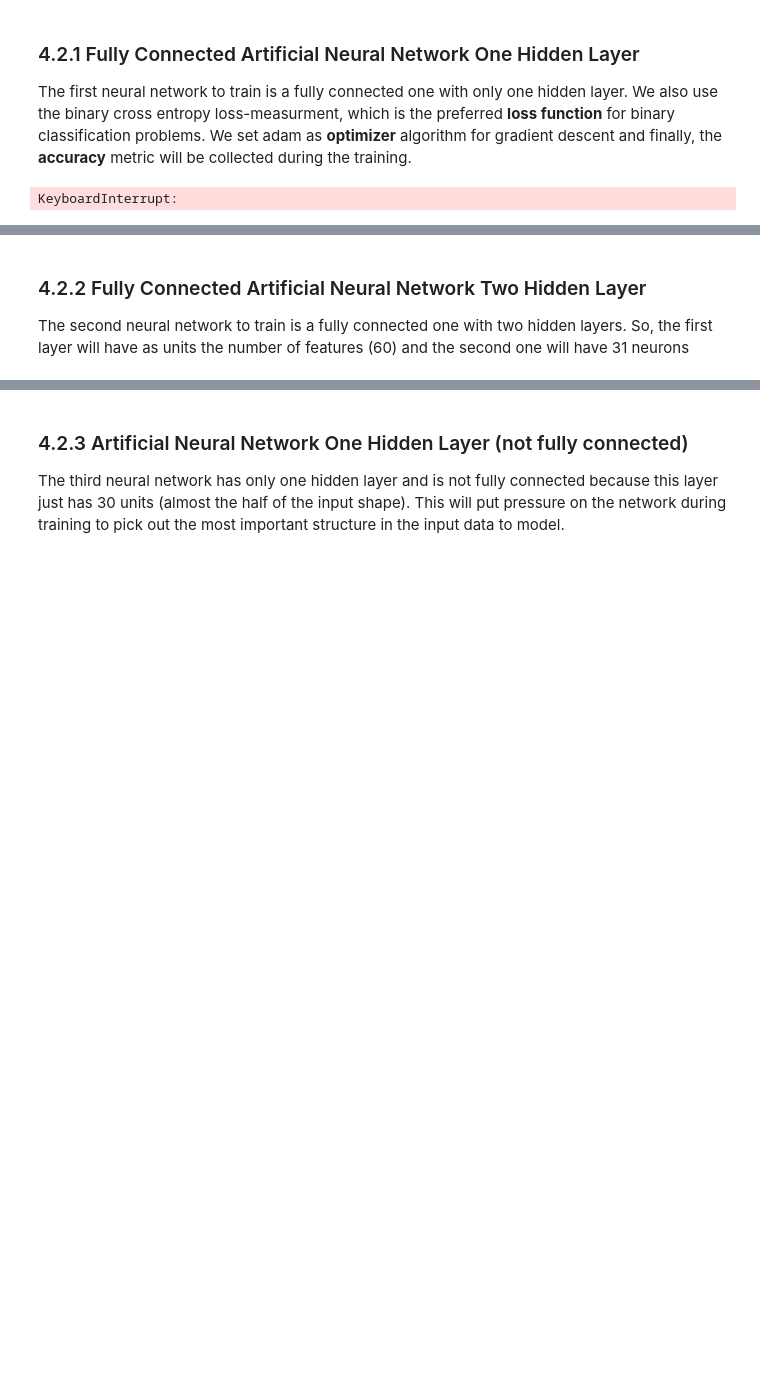
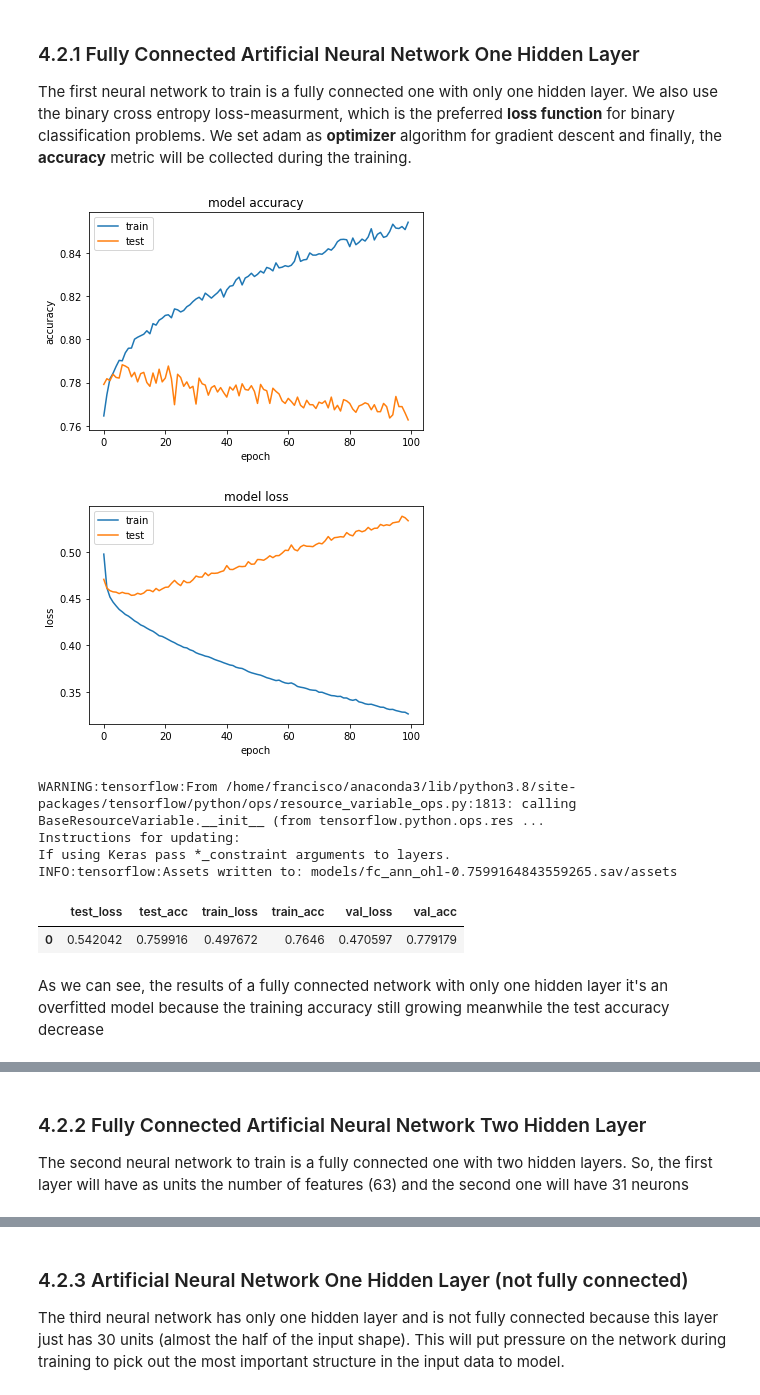
Before and after one commit to ftarantuviez/HR-Analytics-Job-Change-of-Data-Scientists, a Jupyter notebook: HR Analytics - Job Change of Data Scientists.ipynb, the cells around one changed output, grey strips where cells are left out. Cells and saved outputs as stored; diff of their text form; code cells hidden in the pictures; blank space fills up the shorter version.

Commit message:
feat: finish the project with models

```diff
--- a/HR Analytics - Job Change of Data Scientists.ipynb
+++ b/HR Analytics - Job Change of Data Scientists.ipynb
@@ -893,14 +894,3 @@ In this sub-section we will train different neural network with different specif
 # %% [markdown]
 The functionallity of the below function is train the neural network. StratifiedKFold allow us to split the dataset into k number of folds (in this case we are gonna use k=10). Then we define the estimator that we have to create a KerasClassifier instance because it allow us to use keras model with scikit learn functionalities.
 Then we pass the previously created estimator and the kfolds to a cross validation score, which will return an array with the scores of the neural network
-# %%
-n_cols = X.shape[1]
-def train_neural_network(ann, name=""):
-    kfold = StratifiedKFold(n_splits=10, shuffle=True)
-    estimator = KerasClassifier(build_fn=ann, epochs=100, batch_size=5, verbose=0)
-    results = cross_val_score(estimator, X, Y, cv=kfold)
-    accuracy = results.mean()*100
-    std = results.std()*100
-    print(f'{name}: %.2f%% (%.2f%%)' % (accuracy, std))
-
-    return (estimator, results, accuracy, std)
@@ -921,19 +972,28 @@ def fc_ann_ohl():
     model.compile(optimizer="adam", loss='binary_crossentropy', metrics=["accuracy"])
 
     return model
-# %%
-(ann1,
- ann1_results,
- ann1_accuracy,
- ann1_std) = train_neural_network(fc_ann_ohl, "Fully Connected Artificial Neural Network One Hidden Layer")
-# %% [output]
-KeyboardInterrupt:
+# %%
+(ann1, ann1_metrics) = train_neural_network(fc_ann_ohl, "fc_ann_ohl")
+# %% [output]
+[figure, added]
+[figure, added]
+WARNING:tensorflow:From /home/francisco/anaconda3/lib/python3.8/site-packages/tensorflow/python/ops/resource_variable_ops.py:1813: calling BaseResourceVariable.__init__ (from tensorflow.python.ops.res ...
+Instructions for updating:
+If using Keras pass *_constraint arguments to layers.
+INFO:tensorflow:Assets written to: models/fc_ann_ohl-0.7599164843559265.sav/assets
+# %%
+ann1_metrics
+# %% [output]
+|  | test_loss | test_acc | train_loss | train_acc | val_loss | val_acc |
+| 0 | 0.542042 | 0.759916 | 0.497672 | 0.7646 | 0.470597 | 0.779179 |
+# %% [markdown]
+As we can see, the results of a fully connected network with only one hidden layer it's an overfitted model because the training accuracy still growing meanwhile the test accuracy decrease
 # %% [markdown]
 <a id="fc_ann_thl"></a>
 # %% [markdown]
 ### 4.2.2 Fully Connected Artificial Neural Network Two Hidden Layer
 
-The second neural network to train is a fully connected one with two hidden layers. So, the first layer will have as units the number of features (60) and the second one will have 31 neurons
+The second neural network to train is a fully connected one with two hidden layers. So, the first layer will have as units the number of features (63) and the second one will have 31 neurons
 # %%
 # Fully Connected Artificial Neural Network Two Hidden Layer
 def fc_ann_thl():
```
Also changed, not shown: parts of 43 cells of this notebook, 18 other files.
